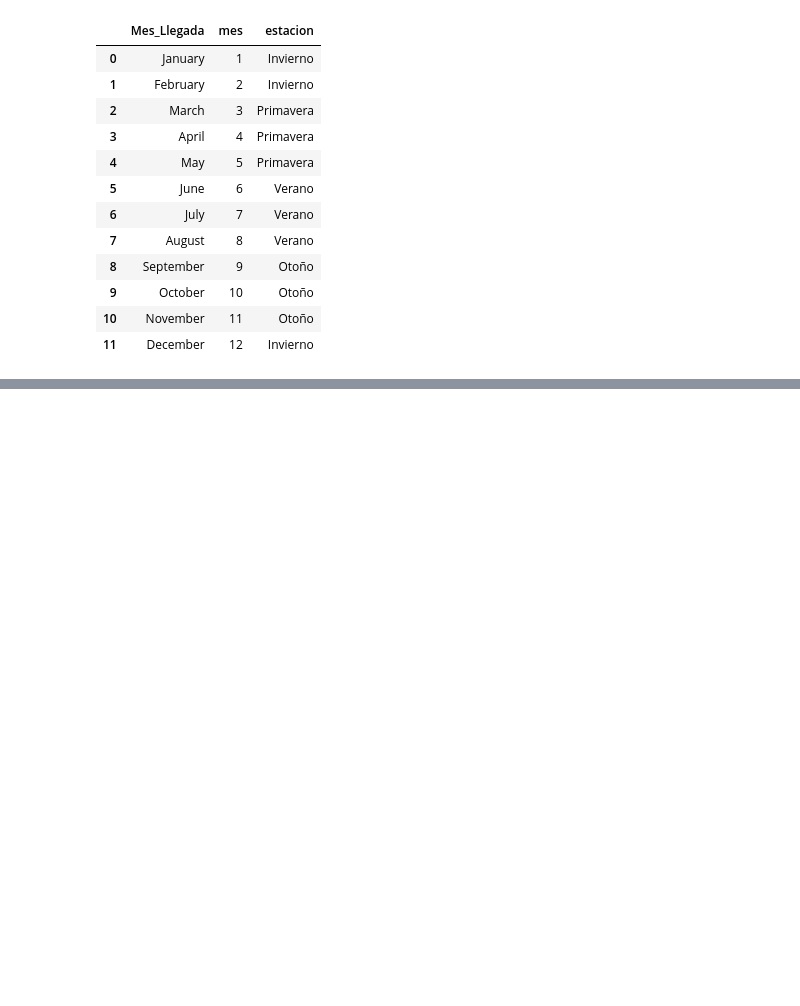
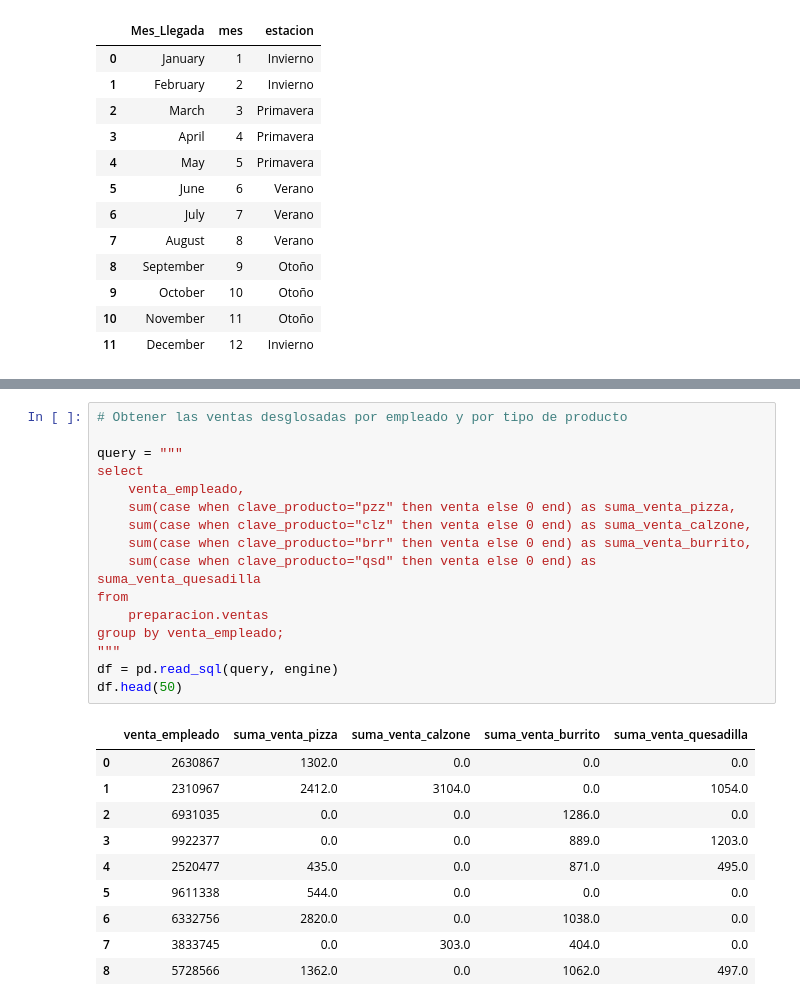
Before and after one commit to user14721068/SQL-para-Analisis-de-Datos, a Jupyter notebook: 2.-Preparación de datos.ipynb, the cells around one changed output, grey strips where cells are left out. Saved outputs shown, nothing was run; the diff lists cells and outputs as text; blank space fills up the shorter version.

```diff
--- a/2.-Preparación de datos.ipynb
+++ b/2.-Preparación de datos.ipynb
@@ -880,0 +1073,27 @@ df.head(20)
+# %%
+# Obtener las ventas desglosadas por empleado y por tipo de producto
+
+query = """
+select
+    venta_empleado,
+    sum(case when clave_producto="pzz" then venta else 0 end) as suma_venta_pizza,
+    sum(case when clave_producto="clz" then venta else 0 end) as suma_venta_calzone,
+    sum(case when clave_producto="brr" then venta else 0 end) as suma_venta_burrito,
+    sum(case when clave_producto="qsd" then venta else 0 end) as suma_venta_quesadilla
+from
+    preparacion.ventas
+group by venta_empleado;
+"""
+df = pd.read_sql(query, engine)
+df.head(50)
+# %% [output]
+|  | venta_empleado | suma_venta_pizza | suma_venta_calzone | suma_venta_burrito | suma_venta_quesadilla |
+| 0 | 2630867 | 1302.0 | 0.0 | 0.0 | 0.0 |
+| 1 | 2310967 | 2412.0 | 3104.0 | 0.0 | 1054.0 |
+| 2 | 6931035 | 0.0 | 0.0 | 1286.0 | 0.0 |
+| 3 | 9922377 | 0.0 | 0.0 | 889.0 | 1203.0 |
+| 4 | 2520477 | 435.0 | 0.0 | 871.0 | 495.0 |
+| 5 | 9611338 | 544.0 | 0.0 | 0.0 | 0.0 |
+| 6 | 6332756 | 2820.0 | 0.0 | 1038.0 | 0.0 |
+| 7 | 3833745 | 0.0 | 303.0 | 404.0 | 0.0 |
+| 8 | 5728566 | 1362.0 | 0.0 | 1062.0 | 497.0 |
```
Also changed, not shown: parts of 31 cells of this notebook, 1 other file.
